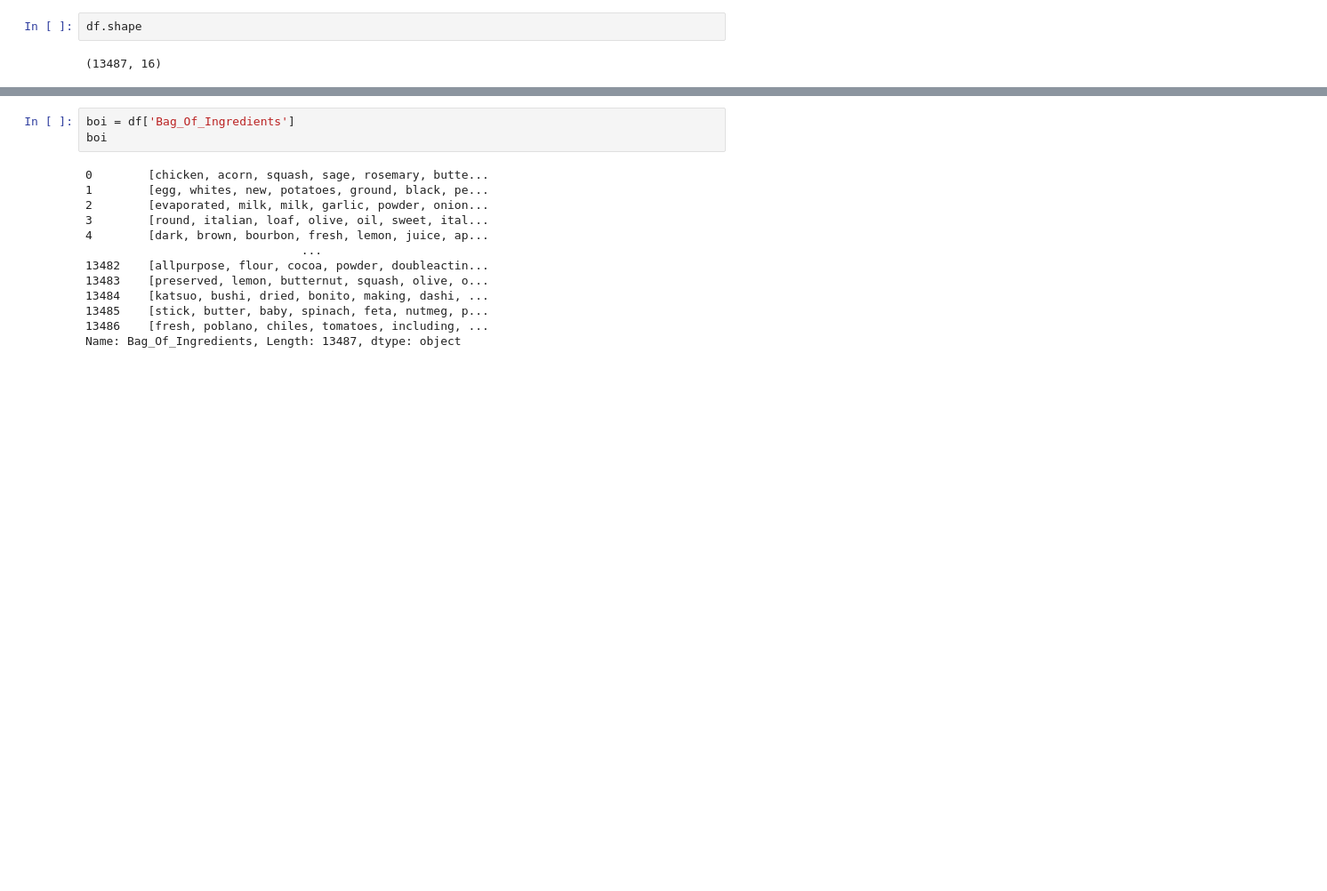
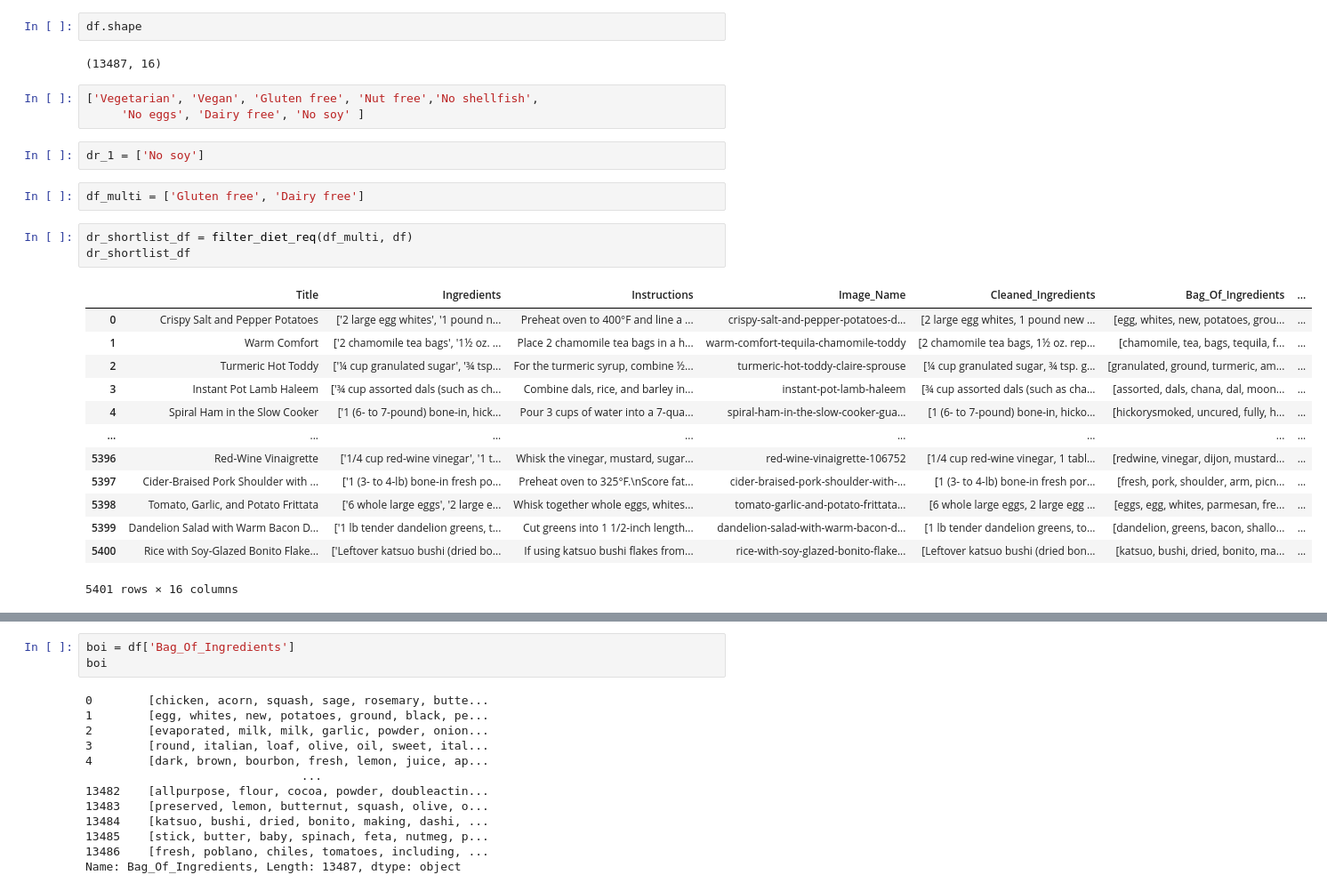
Before and after one commit to denwychan/wots_cookin, a Jupyter notebook: notebooks/DenChan_back_frontend_integration_tests.ipynb, the cells around one changed output, grey strips where cells are left out. Shown at 89% size. Saved outputs shown, nothing was run; the diff lists cells and outputs as text; blank space fills up the shorter version.

Commit message:
Resolved bugs related to filter dietary requirements and minimum number of ingredients

```diff
--- a/notebooks/DenChan_back_frontend_integration_tests.ipynb
+++ b/notebooks/DenChan_back_frontend_integration_tests.ipynb
@@ -78,3 +74,27 @@ df.head()
 df.shape
 # %% [output]
 (13487, 16)
+# %%
+['Vegetarian', 'Vegan', 'Gluten free', 'Nut free','No shellfish',
+     'No eggs', 'Dairy free', 'No soy' ]
+# %%
+dr_1 = ['No soy']
+# %%
+df_multi = ['Gluten free', 'Dairy free']
+# %%
+dr_shortlist_df = filter_diet_req(df_multi, df)
+dr_shortlist_df
+# %% [output]
+|  | Title | Ingredients | Instructions | Image_Name | Cleaned_Ingredients | Bag_Of_Ingredients | ... |
+| 0 | Crispy Salt and Pepper Potatoes | ['2 large egg whites', '1 pound n... | Preheat oven to 400°F and line a ... | crispy-salt-and-pepper-potatoes-d... | [2 large egg whites, 1 pound new ... | [egg, whites, new, potatoes, grou... | ... |
+| 1 | Warm Comfort | ['2 chamomile tea bags', '1½ oz. ... | Place 2 chamomile tea bags in a h... | warm-comfort-tequila-chamomile-toddy | [2 chamomile tea bags, 1½ oz. rep... | [chamomile, tea, bags, tequila, f... | ... |
+| 2 | Turmeric Hot Toddy | ['¼ cup granulated sugar', '¾ tsp... | For the turmeric syrup, combine ½... | turmeric-hot-toddy-claire-sprouse | [¼ cup granulated sugar, ¾ tsp. g... | [granulated, ground, turmeric, am... | ... |
+| 3 | Instant Pot Lamb Haleem | ['¾ cup assorted dals (such as ch... | Combine dals, rice, and barley in... | instant-pot-lamb-haleem | [¾ cup assorted dals (such as cha... | [assorted, dals, chana, dal, moon... | ... |
+| 4 | Spiral Ham in the Slow Cooker | ['1 (6- to 7-pound) bone-in, hick... | Pour 3 cups of water into a 7-qua... | spiral-ham-in-the-slow-cooker-gua... | [1 (6- to 7-pound) bone-in, hicko... | [hickorysmoked, uncured, fully, h... | ... |
+| ... | ... | ... | ... | ... | ... | ... | ... |
+| 5396 | Red-Wine Vinaigrette | ['1/4 cup red-wine vinegar', '1 t... | Whisk the vinegar, mustard, sugar... | red-wine-vinaigrette-106752 | [1/4 cup red-wine vinegar, 1 tabl... | [redwine, vinegar, dijon, mustard... | ... |
+| 5397 | Cider-Braised Pork Shoulder with ... | ['1 (3- to 4-lb) bone-in fresh po... | Preheat oven to 325°F.\nScore fat... | cider-braised-pork-shoulder-with-... | [1 (3- to 4-lb) bone-in fresh por... | [fresh, pork, shoulder, arm, picn... | ... |
+| 5398 | Tomato, Garlic, and Potato Frittata | ['6 whole large eggs', '2 large e... | Whisk together whole eggs, whites... | tomato-garlic-and-potato-frittata... | [6 whole large eggs, 2 large egg ... | [eggs, egg, whites, parmesan, fre... | ... |
+| 5399 | Dandelion Salad with Warm Bacon D... | ['1 lb tender dandelion greens, t... | Cut greens into 1 1/2-inch length... | dandelion-salad-with-warm-bacon-d... | [1 lb tender dandelion greens, to... | [dandelion, greens, bacon, shallo... | ... |
+| 5400 | Rice with Soy-Glazed Bonito Flake... | ['Leftover katsuo bushi (dried bo... | If using katsuo bushi flakes from... | rice-with-soy-glazed-bonito-flake... | [Leftover katsuo bushi (dried bon... | [katsuo, bushi, dried, bonito, ma... | ... |
+5401 rows × 16 columns
```
Also changed, not shown: parts of 3 cells of this notebook, 3 other files.
